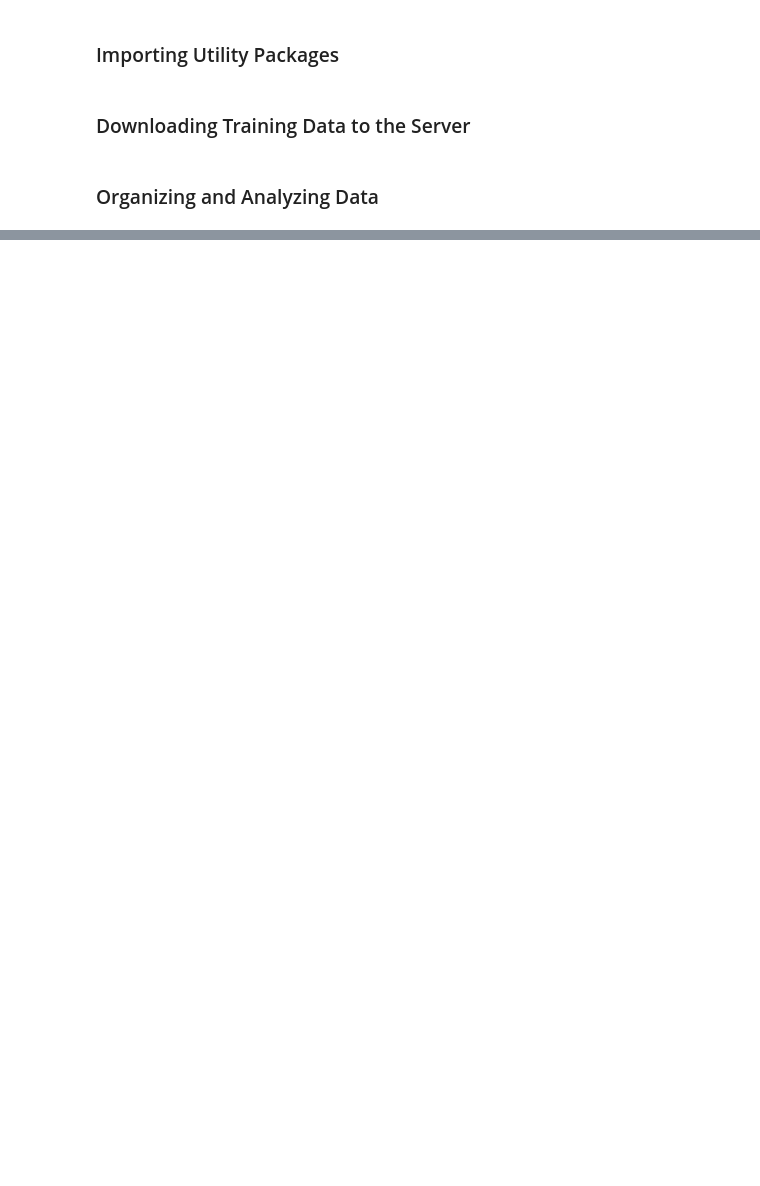
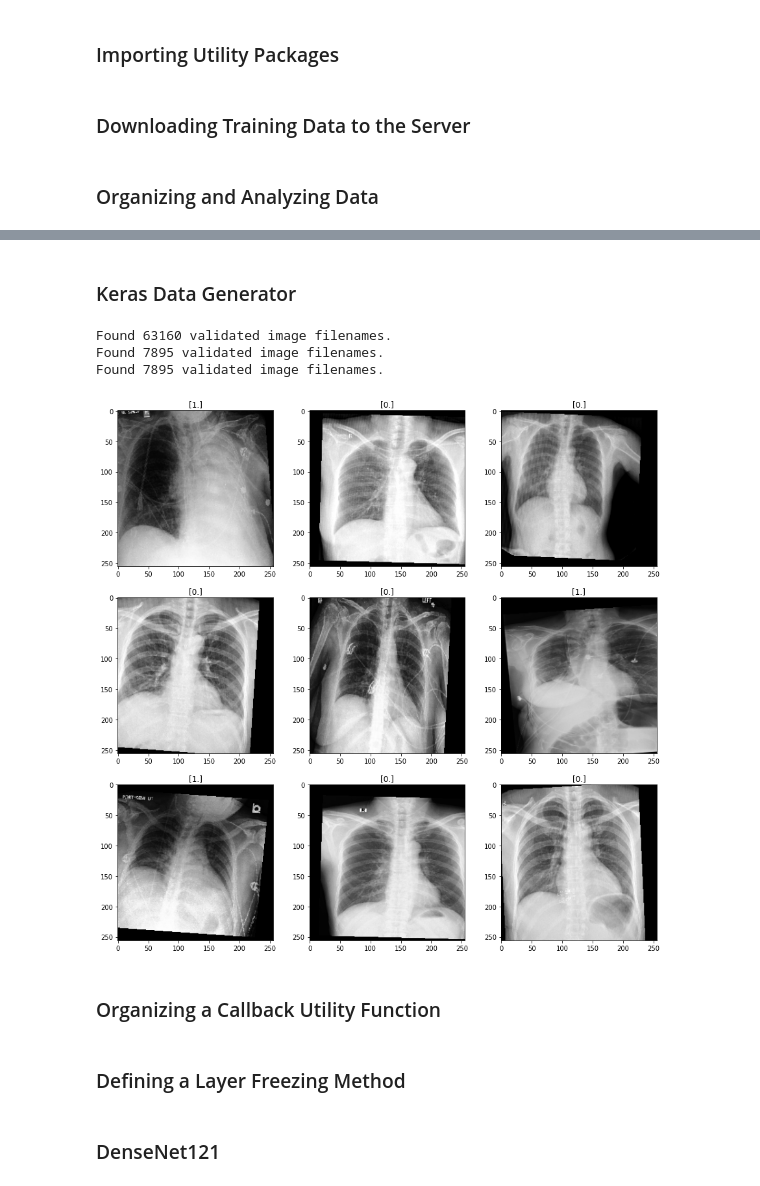
Before and after one commit to Alyssonmach/cnn-lung-diseases, a Jupyter notebook: experiments/second-paper/abnormality-detection/abnormality_detection_densenet.ipynb, the cells around one changed output, grey strips where cells are left out. Drawn from its saved outputs; the diff is of its cells as text; code cells hidden in the pictures; blank space fills up the shorter version.

Commit message:
detecção de anormalidades com a arquitetura densenet

```diff
--- a/experiments/second-paper/abnormality-detection/abnormality_detection_densenet.ipynb
+++ b/experiments/second-paper/abnormality-detection/abnormality_detection_densenet.ipynb
@@ -208,0 +164,52 @@ _ = list(map(make_localization, test_path))
+# %% [markdown]
+### Keras Data Generator
+# %%
+image_size, batch_size = 256, 64
+labels = ['Abnormal']
+# %%
+core_idg = ImageDataGenerator(rescale = 1/255.,
+                              shear_range = 0.1, zoom_range = 0.15,
+                              rotation_range = 5, width_shift_range = 0.1,
+                              height_shift_range = 0.05, fill_mode = 'constant')
+
+train_gen = core_idg.flow_from_dataframe(dataframe = f_train, directory = None,
+                                         x_col = 'Path', y_col = labels,
+                                         class_mode = 'raw',
+                                         batch_size = batch_size,
+                                         target_size = (image_size, image_size),
+                                         shuffle = True)
+
+core_idg = ImageDataGenerator(rescale = 1/255.)
+
+valid_gen = core_idg.flow_from_dataframe(dataframe = f_val, directory = None,
+                                         x_col = 'Path',  y_col = labels,
+                                         class_mode = 'raw',
+                                         batch_size = batch_size,
+                                         target_size = (image_size, image_size),
+                                         shuffle = False)
+
+test_gen = core_idg.flow_from_dataframe(dataframe = f_test, directory = None,
+                                        x_col = 'Path', y_col = labels,
+                                        class_mode = 'raw', batch_size = batch_size,
+                                        target_size = (image_size, image_size),
+                                        shuffle = False)
+
+y_labels_valid = valid_gen.labels
+y_labels_test = test_gen.labels
+# %% [output]
+Found 63160 validated image filenames.
+Found 7895 validated image filenames.
+Found 7895 validated image filenames.
+# %%
+(x,y) = train_gen[0]
+fig, axs = plt.subplots(3, 3, figsize = (15, 15))
+count = 0
+for i in range(0,3):
+  for j in range(0,3):
+    axs[i,j].set_title(str(y[count]))
+    axs[i,j].imshow(x[count])
+    count +=1
+# %% [output]
+[figure, added]
+# %% [markdown]
+### Organizing a Callback Utility Function
@@ -208,0 +239,2 @@ _ = list(map(make_localization, test_path))
+# %% [markdown]
+### Defining a Layer Freezing Method
@@ -208,0 +260,2 @@ _ = list(map(make_localization, test_path))
+# %% [markdown]
+### DenseNet121
```
Also changed, not shown: parts of 31 cells of this notebook.
